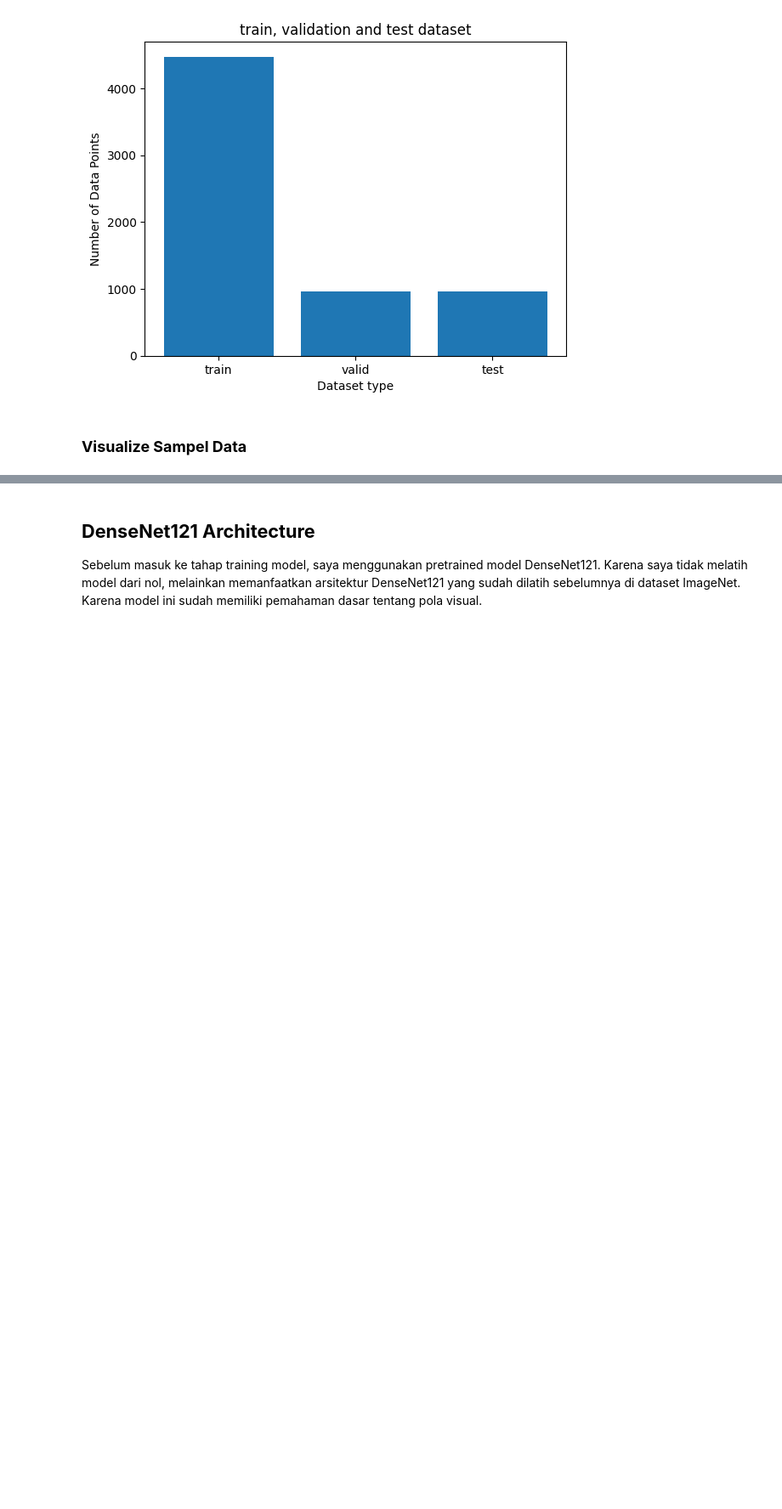
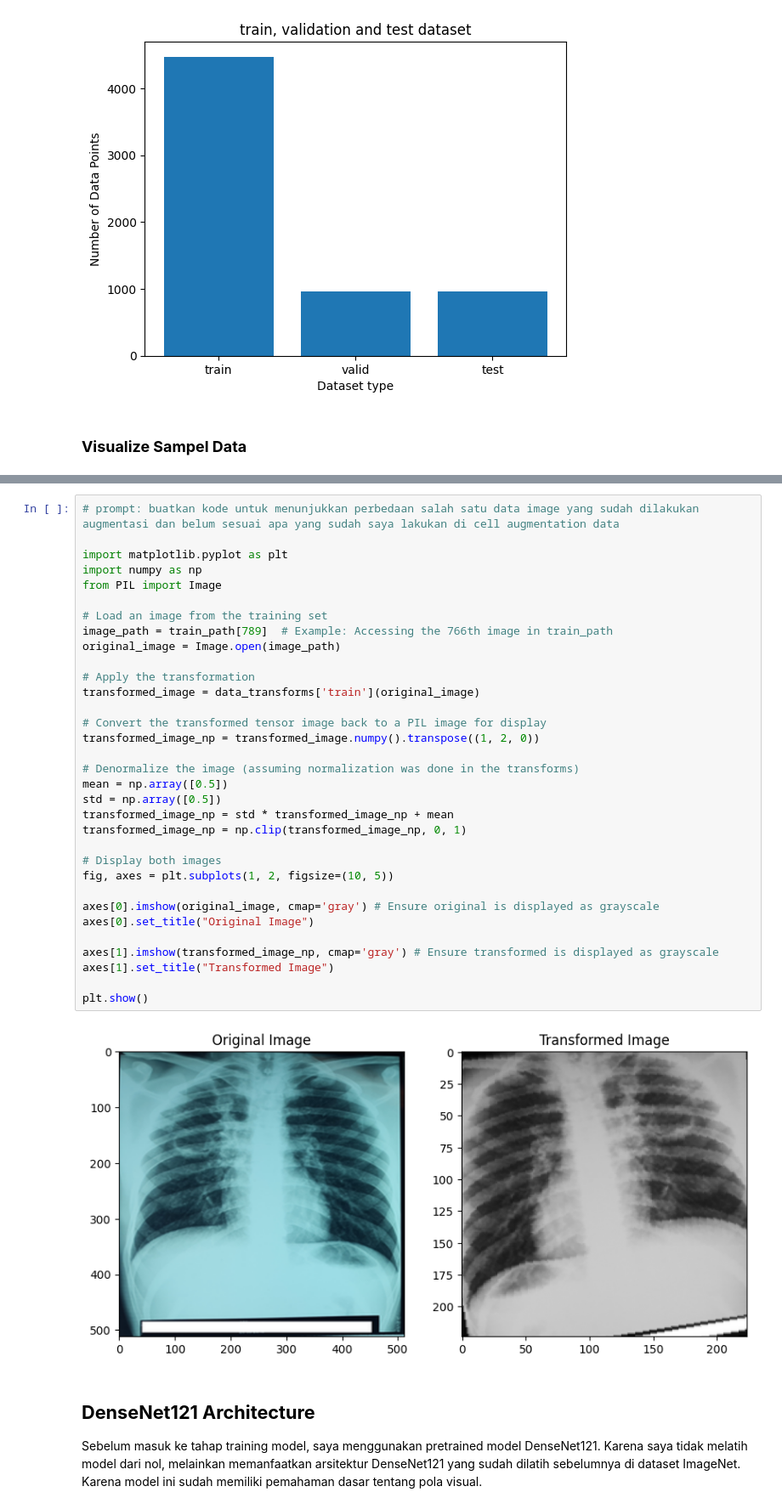
Before and after one commit to covryzne/tbc-detection-skripsi, a Jupyter notebook: tbc_detection_skripsi_netebook.ipynb, the cells around one changed output, grey strips where cells are left out. Shown at 85% size. Saved outputs shown, nothing was run; the diff lists cells and outputs as text; blank space fills up the shorter version.

```diff
--- a/tbc_detection_skripsi_netebook.ipynb
+++ b/tbc_detection_skripsi_netebook.ipynb
@@ -506,3 +506,38 @@ plt.show()
+# %%
+# prompt: buatkan kode untuk menunjukkan perbedaan salah satu data image yang sudah dilakukan augmentasi dan belum sesuai apa yang sudah saya lakukan di cell augmentation data
+
+import matplotlib.pyplot as plt
+import numpy as np
+from PIL import Image
+
+# Load an image from the training set
+image_path = train_path[789]  # Example: Accessing the 766th image in train_path
+original_image = Image.open(image_path)
+
+# Apply the transformation
+transformed_image = data_transforms['train'](original_image)
+
+# Convert the transformed tensor image back to a PIL image for display
+transformed_image_np = transformed_image.numpy().transpose((1, 2, 0))
+
+# Denormalize the image (assuming normalization was done in the transforms)
+mean = np.array([0.5])
+std = np.array([0.5])
+transformed_image_np = std * transformed_image_np + mean
+transformed_image_np = np.clip(transformed_image_np, 0, 1)
+
+# Display both images
+fig, axes = plt.subplots(1, 2, figsize=(10, 5))
+
+axes[0].imshow(original_image, cmap='gray') # Ensure original is displayed as grayscale
+axes[0].set_title("Original Image")
+
+axes[1].imshow(transformed_image_np, cmap='gray') # Ensure transformed is displayed as grayscale
+axes[1].set_title("Transformed Image")
+
+plt.show()
+# %% [output]
+[figure, added]
 # %% [markdown]
 ## **DenseNet121 Architecture**
 Sebelum masuk ke tahap training model, saya menggunakan pretrained model DenseNet121. Karena saya tidak melatih model dari nol, melainkan memanfaatkan arsitektur DenseNet121 yang sudah dilatih sebelumnya di dataset ImageNet. Karena model ini sudah memiliki pemahaman dasar tentang pola visual.
```
Also changed, not shown: parts of 22 cells of this notebook.
